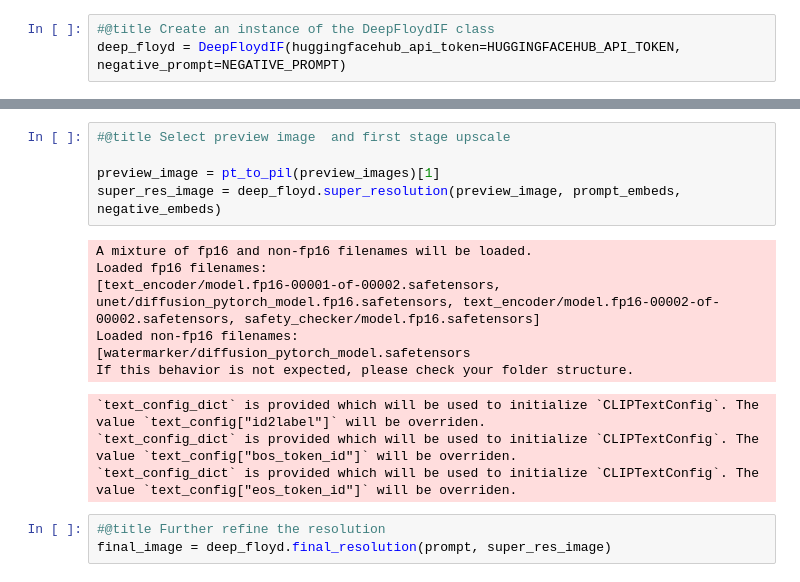
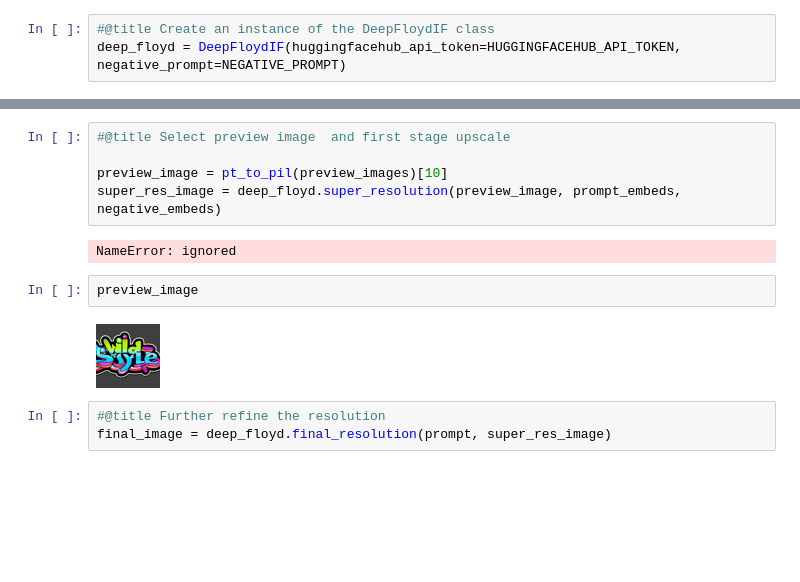
Before and after one commit to barbaroja2000/imagery, a Jupyter notebook: Deep_Floyd_IF_Text_Generation_Experiments.ipynb, the cells around one changed output, grey strips where cells are left out. Drawn from its saved outputs; the diff is of its cells as text; blank space fills up the shorter version.

```diff
--- a/Deep_Floyd_IF_Text_Generation_Experiments.ipynb
+++ b/Deep_Floyd_IF_Text_Generation_Experiments.ipynb
@@ -282,18 +297,14 @@ deep_floyd.display_preview(preview_images)
 # %%
 #@title Select preview image  and first stage upscale
 
-preview_image = pt_to_pil(preview_images)[1]
+preview_image = pt_to_pil(preview_images)[10]
 super_res_image = deep_floyd.super_resolution(preview_image, prompt_embeds, negative_embeds)
 # %% [output]
-A mixture of fp16 and non-fp16 filenames will be loaded.
-Loaded fp16 filenames:
-[text_encoder/model.fp16-00001-of-00002.safetensors, unet/diffusion_pytorch_model.fp16.safetensors, text_encoder/model.fp16-00002-of-00002.safetensors, safety_checker/model.fp16.safetensors]
-Loaded non-fp16 filenames:
-[watermarker/diffusion_pytorch_model.safetensors
-If this behavior is not expected, please check your folder structure.
+NameError: ignored
-`text_config_dict` is provided which will be used to initialize `CLIPTextConfig`. The value `text_config["id2label"]` will be overriden.
-`text_config_dict` is provided which will be used to initialize `CLIPTextConfig`. The value `text_config["bos_token_id"]` will be overriden.
-`text_config_dict` is provided which will be used to initialize `CLIPTextConfig`. The value `text_config["eos_token_id"]` will be overriden.
+# %%
+preview_image
+# %% [output]
+[figure, added]
 # %%
 #@title Further refine the resolution
 final_image = deep_floyd.final_resolution(prompt, super_res_image)
```
Also changed, not shown: parts of 15 cells of this notebook.
